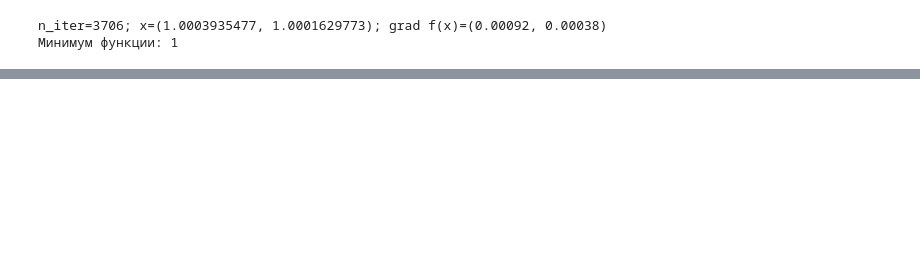
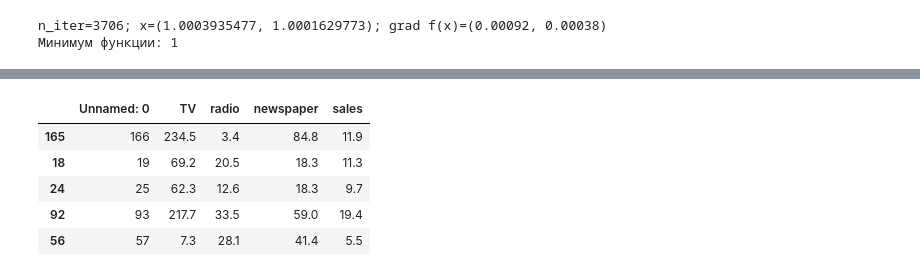
Before and after one commit to akitim/SkillFactory_current, a Jupyter notebook: Блок_5_Математика_в_ML_Часть_I_Часть_II_Часть_III.ipynb, the cells around one changed output, grey strips where cells are left out. Saved outputs shown, nothing was run; the diff lists cells and outputs as text; code cells hidden in the pictures; blank space fills up the shorter version.

```diff
--- a/Блок_5_Математика_в_ML_Часть_I_Часть_II_Часть_III.ipynb
+++ b/Блок_5_Математика_в_ML_Часть_I_Часть_II_Часть_III.ipynb
@@ -404,0 +418,14 @@ n_iter=3706; x=(1.0003935477, 1.0001629773); grad f(x)=(0.00092, 0.00038)
+# %%
+import numpy as np
+import pandas as pd
+
+path = '/content/Advertising.csv'
+data = pd.read_csv(path)
+data.sample(5)
+# %% [output]
+|  | Unnamed: 0 | TV | radio | newspaper | sales |
+| 165 | 166 | 234.5 | 3.4 | 84.8 | 11.9 |
+| 18 | 19 | 69.2 | 20.5 | 18.3 | 11.3 |
+| 24 | 25 | 62.3 | 12.6 | 18.3 | 9.7 |
+| 92 | 93 | 217.7 | 33.5 | 59.0 | 19.4 |
+| 56 | 57 | 7.3 | 28.1 | 41.4 | 5.5 |
```
Also changed, not shown: parts of 5 cells of this notebook.
